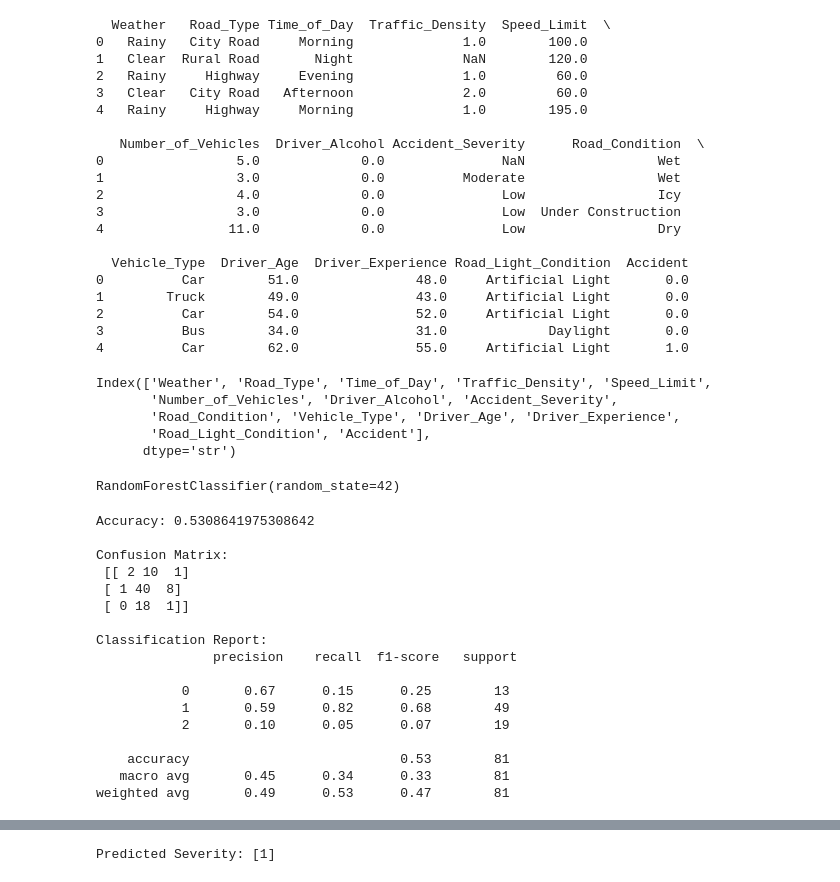
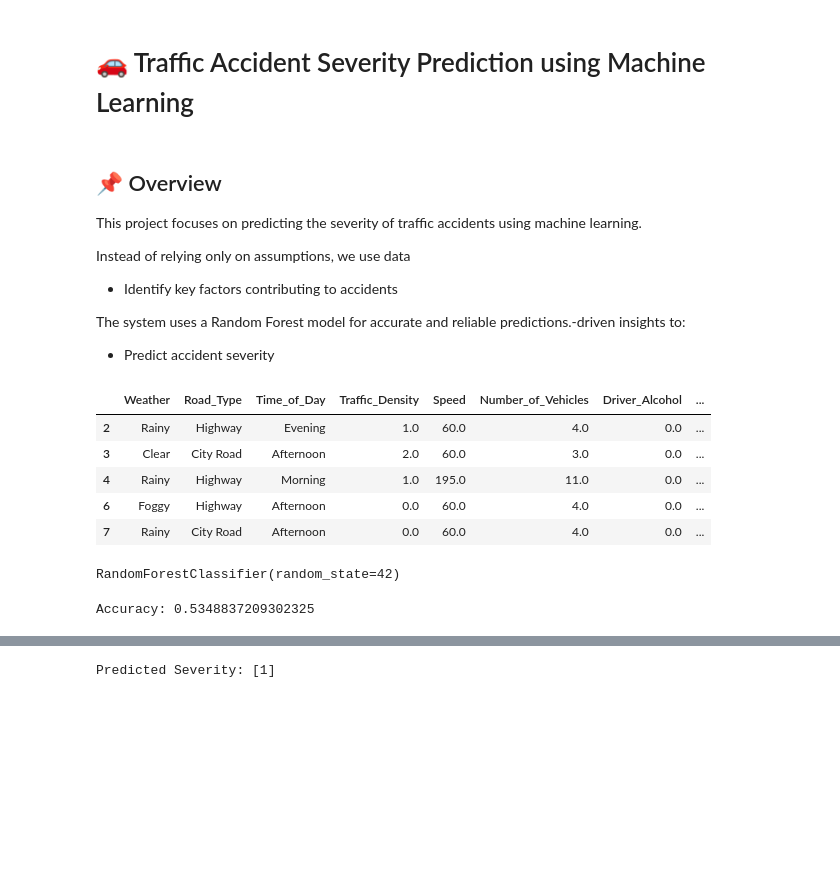
Before and after one commit to VaaniSharmmaa/Accident_Severity_Project, a Jupyter notebook: main.ipynb, the cells around one changed output, grey strips where cells are left out. Saved outputs shown, nothing was run; the diff lists cells and outputs as text; code cells hidden in the pictures; blank space fills up the shorter version.

```diff
--- a/main.ipynb
+++ b/main.ipynb
@@ -1,2 +1,14 @@
+# %% [markdown]
+# 🚗 Traffic Accident Severity Prediction using Machine Learning
+# %% [markdown]
+## 📌 Overview
+
+This project focuses on predicting the severity of traffic accidents using machine learning.
+
+Instead of relying only on assumptions, we use data
+- Identify key factors contributing to accidents
+
+The system uses a Random Forest model for accurate and reliable predictions.-driven insights to:
+- Predict accident severity
 # %%
 import pandas as pd
@@ -10,33 +21,12 @@ from sklearn.metrics import accuracy_score, confusion_matrix, classification_rep
 # %%
 df = pd.read_csv("dataset_traffic_accident_prediction1.csv")
+df = df.dropna()
 
-print(df.head())
+df.head()
 # %% [output]
-  Weather   Road_Type Time_of_Day  Traffic_Density  Speed_Limit  \
-0   Rainy   City Road     Morning              1.0        100.0
-1   Clear  Rural Road       Night              NaN        120.0
-2   Rainy     Highway     Evening              1.0         60.0
-3   Clear   City Road   Afternoon              2.0         60.0
-4   Rainy     Highway     Morning              1.0        195.0
-
-   Number_of_Vehicles  Driver_Alcohol Accident_Severity      Road_Condition  \
-0                 5.0             0.0               NaN                 Wet
-1                 3.0             0.0          Moderate                 Wet
-2                 4.0             0.0               Low                 Icy
-3                 3.0             0.0               Low  Under Construction
-4                11.0             0.0               Low                 Dry
-
-  Vehicle_Type  Driver_Age  Driver_Experience Road_Light_Condition  Accident
-0          Car        51.0               48.0     Artificial Light       0.0
-1        Truck        49.0               43.0     Artificial Light       0.0
-2          Car        54.0               52.0     Artificial Light       0.0
-3          Bus        34.0               31.0             Daylight       0.0
-4          Car        62.0               55.0     Artificial Light       1.0
+|  | Weather | Road_Type | Time_of_Day | Traffic_Density | Speed | Number_of_Vehicles | Driver_Alcohol | ... |
+| 2 | Rainy | Highway | Evening | 1.0 | 60.0 | 4.0 | 0.0 | ... |
+| 3 | Clear | City Road | Afternoon | 2.0 | 60.0 | 3.0 | 0.0 | ... |
+| 4 | Rainy | Highway | Morning | 1.0 | 195.0 | 11.0 | 0.0 | ... |
+| 6 | Foggy | Highway | Afternoon | 0.0 | 60.0 | 4.0 | 0.0 | ... |
+| 7 | Rainy | City Road | Afternoon | 0.0 | 60.0 | 4.0 | 0.0 | ... |
-# %%
-print(df.columns)
-# %% [output]
-Index(['Weather', 'Road_Type', 'Time_of_Day', 'Traffic_Density', 'Speed_Limit',
-       'Number_of_Vehicles', 'Driver_Alcohol', 'Accident_Severity',
-       'Road_Condition', 'Vehicle_Type', 'Driver_Age', 'Driver_Experience',
-       'Road_Light_Condition', 'Accident'],
-      dtype='str')
@@ -74,28 +110,8 @@ model.fit(X_train, y_train)
 RandomForestClassifier(random_state=42)
 # %%
 y_pred = model.predict(X_test)
+
+print("Accuracy:", accuracy_score(y_test, y_pred))
+# %% [output]
+Accuracy: 0.5348837209302325
-# %%
-print("Accuracy:", accuracy_score(y_test, y_pred))
-
-print("\nConfusion Matrix:\n", confusion_matrix(y_test, y_pred))
-
-print("\nClassification Report:\n", classification_report(y_test, y_pred))
-# %% [output]
-Accuracy: 0.5308641975308642
-
-Confusion Matrix:
- [[ 2 10  1]
- [ 1 40  8]
- [ 0 18  1]]
-
-Classification Report:
-               precision    recall  f1-score   support
-
-           0       0.67      0.15      0.25        13
-           1       0.59      0.82      0.68        49
-           2       0.10      0.05      0.07        19
-
-    accuracy                           0.53        81
-   macro avg       0.45      0.34      0.33        81
-weighted avg       0.49      0.53      0.47        81
 # %%
```
Also changed, not shown: parts of 20 cells of this notebook, 1 other file.
